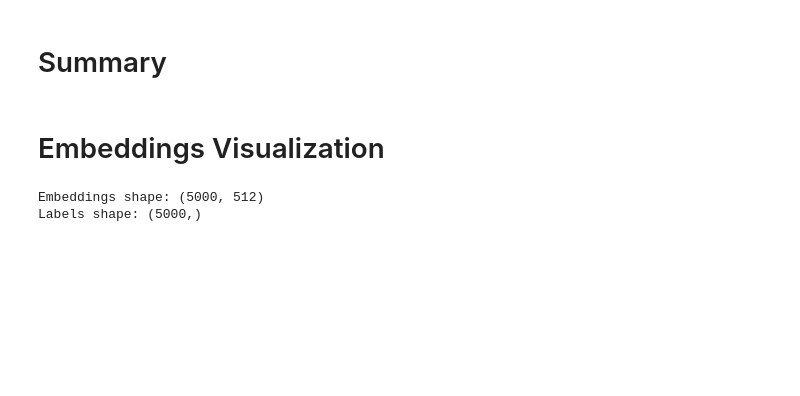
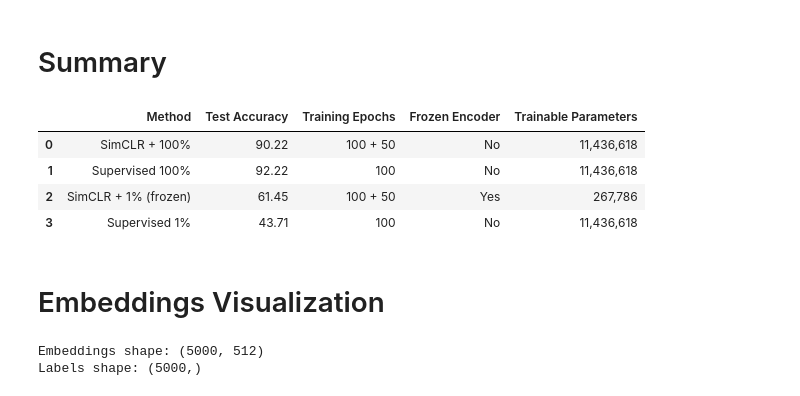
Before and after one commit to RabaDaba1/AI-research-implementations, a Jupyter notebook: self_supervised_learning/SimCLR.ipynb, the cells around one changed output. Cells and saved outputs as stored; diff of their text form; code cells hidden in the pictures; blank space fills up the shorter version.

```diff
--- a/self_supervised_learning/SimCLR.ipynb
+++ b/self_supervised_learning/SimCLR.ipynb
@@ -579,7 +602,7 @@ test_loader = torch.utils.data.DataLoader(
 # %% [markdown]
 # Self-Supervised Learning + Fine-Tuning
 # %%
-classifier_finetuned = create_classifier(pretrained=True, freeze_encoder=True)
+classifier_finetuned = create_classifier(pretrained=True, freeze_encoder=False)
 
 finetuned_train_losses, finetuned_val_losses, finetuned_test_acc = train_supervised(
     classifier_finetuned,
@@ -605,7 +642,7 @@ supervised_train_losses, supervised_val_losses, supervised_test_acc = train_supe
     val_loader,
     test_loader,
     epochs=SUPERVISED_EPOCHS,
-    warmup_epochs=WARMUP_EPOCHS,
+    warmup_epochs=10,
     initial_lr=INITIAL_LR,
     final_lr=FINAL_LR,
     weight_decay=WEIGHT_DECAY_SUPERVISED,
@@ -615,7 +666,7 @@ supervised_train_losses, supervised_val_losses, supervised_test_acc = train_supe
 # %% [markdown]
 # Training on 10% of CIFAR10
 # %%
-def create_subset(dataset, fraction=0.1):
+def create_subset(dataset, fraction=0.01):
     total_size = len(dataset)
     subset_size = int(total_size * fraction)
 
@@ -625,16 +676,16 @@ def create_subset(dataset, fraction=0.1):
     return torch.utils.data.Subset(dataset, subset_indices)
 
 
-train_subset = create_subset(train_transformed, fraction=0.1)
+train_subset = create_subset(train_transformed, fraction=0.01)
 print(
-    f"Full training set size: {len(train_transformed)}, 10% subset size: {len(train_subset)}"
+    f"Full training set size: {len(train_transformed)}, 1% subset size: {len(train_subset)}"
 )
 
 subset_train_loader = torch.utils.data.DataLoader(
     train_subset,
     batch_size=BATCH_SIZE,
     shuffle=True,
-    num_workers=4,
+    num_workers=2,
     pin_memory=True,
     persistent_workers=True,
     prefetch_factor=2,
@@ -652,10 +703,11 @@ finetuned_10pct_train_losses, finetuned_10pct_val_losses, finetuned_10pct_test_a
         subset_train_loader,
         val_loader,
         test_loader,
-        epochs=PRETRAINIG_SUBSET_EPOCHS,
+        epochs=50,
         warmup_epochs=WARMUP_EPOCHS,
         initial_lr=INITIAL_LR,
         final_lr=FINAL_LR,
+        weight_decay=WEIGHT_DECAY_FINETUNING,
         experiment_name="finetuned_10pct",
         device=device,
     )
@@ -793,10 +893,10 @@ plt.show()
 # %%
 results = {
     "Method": [
-        "SimCLR + 100% (frozen)",
-        "Supervised 100% (longer training)",
-        "SimCLR + 10% (frozen)",
-        "Supervised 10% (longer training)",
+        "SimCLR + 100%",
+        "Supervised 100%",
+        "SimCLR + 1% (frozen)",
+        "Supervised 1%",
     ],
     "Test Accuracy": [
         finetuned_test_acc,
@@ -810,39 +910,45 @@ results = {
         f"{PRETRAINING_EPOCHS} + {PRETRAINIG_SUBSET_EPOCHS}",
         f"{SUPERVISED_SUBSET_EPOCHS}",
     ],
-    "Frozen Encoder": ["Yes", "No", "Yes", "No"],
+    "Frozen Encoder": ["No", "No", "Yes", "No"],
     "Trainable Parameters": [
         format(
             sum(
                 p.numel() for p in classifier_finetuned.parameters() if p.requires_grad
             ),
             ",",
         ),
         format(
             sum(p.numel() for p in supervised_model.parameters() if p.requires_grad),
             ",",
         ),
         format(
             sum(
                 p.numel()
                 for p in classifier_finetuned_10pct.parameters()
                 if p.requires_grad
             ),
             ",",
         ),
         format(
             sum(
                 p.numel()
                 for p in classifier_supervised_10pct.parameters()
                 if p.requires_grad
             ),
             ",",
         ),
     ],
 }
 
 results_df = pd.DataFrame(results)
 results_df
+# %% [output]
+|  | Method | Test Accuracy | Training Epochs | Frozen Encoder | Trainable Parameters |
+| 0 | SimCLR + 100% | 90.22 | 100 + 50 | No | 11,436,618 |
+| 1 | Supervised 100% | 92.22 | 100 | No | 11,436,618 |
+| 2 | SimCLR + 1% (frozen) | 61.45 | 100 + 50 | Yes | 267,786 |
+| 3 | Supervised 1% | 43.71 | 100 | No | 11,436,618 |
 # %% [markdown]
 # Embeddings Visualization
 # %%
```
Also changed, not shown: parts of 21 cells of this notebook, 5 other files.
